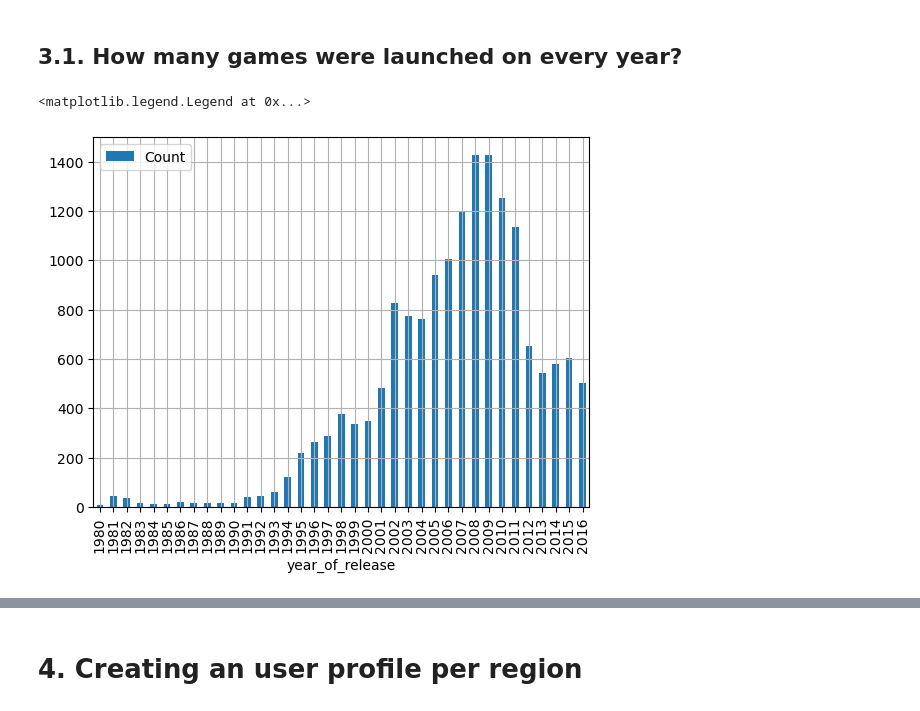
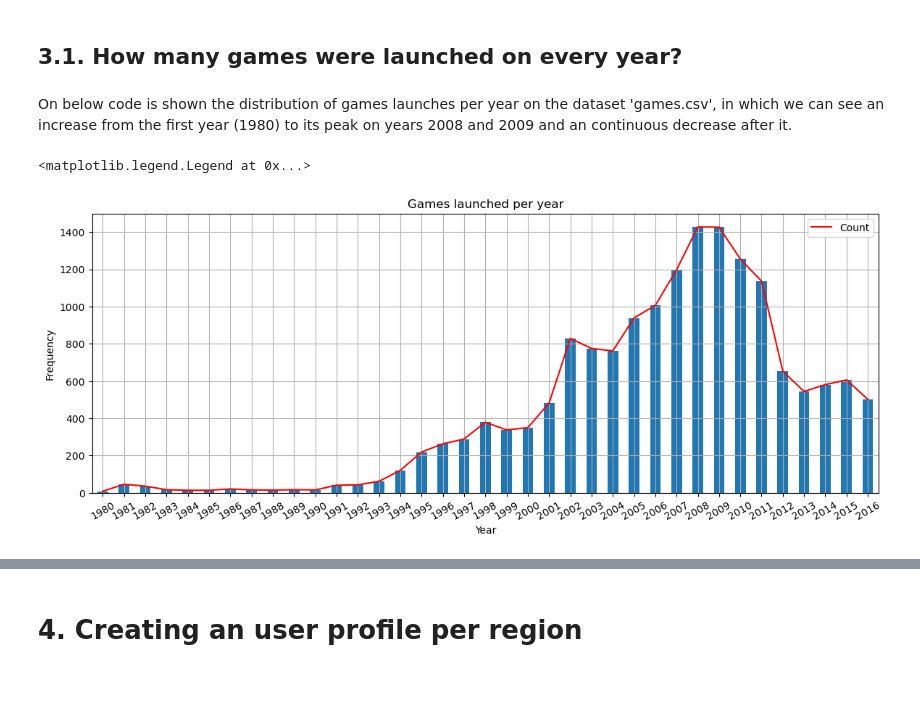
Before and after one commit to IamAirmanPhoenix/Sprint6_Project, a Jupyter notebook: notebook.ipynb, the cells around one changed output, grey strips where cells are left out. Drawn from its saved outputs; the diff is of its cells as text; code cells hidden in the pictures; blank space fills up the shorter version.

```diff
--- a/notebook.ipynb
+++ b/notebook.ipynb
@@ -113,7 +115,7 @@ True
 # %% [markdown]
 After evaluating the column, no information will be lost if column is converted to int dtype values. Proceeding to replacing NaN values with number 0, converting to int dtype, converting to str dtype, replacing 0 values with 'no_year' and converting column to categoric dtype (if statement used for practicity reasons).
 # %%
-if data['year_of_release'].dtypes == int:
+if data['year_of_release'].dtypes != int:
     data['year_of_release'] = data['year_of_release'].fillna(0).astype('int').astype('str').replace(to_replace='0', value='no_year').astype('category')
 
 print(f'Missing values after changes: {data['year_of_release'].isna().sum()}.')
@@ -269,15 +271,23 @@ Confirming that all changes were applied checking on the info of the DF. None of
 # 3. Analizing the data
 # %% [markdown]
 ## 3.1. How many games were launched on every year?
+# %% [markdown]
+On below code is shown the distribution of games launches per year on the dataset 'games.csv', in which we can see an increase from the first year (1980) to its peak on years 2008 and 2009 and an continuous decrease after it.
 # %%
 games_per_year = data[data['year_of_release'] != 'no_year'].groupby('year_of_release', observed=True)['name'].count().reset_index()
 games_per_year.columns = ['year_of_release', 'count']
 
 games_per_year.plot(kind='bar',
                     x='year_of_release',
                     y='count',
-                    grid=True)
+                    grid=True,
+                    xlabel='Year',
+                    ylabel='Frequency',
+                    title='Games launched per year',
+                    figsize=[14,5],
+                    rot=30)
+plt.plot(games_per_year['count'], color='red')
 plt.legend(['Count'])
 # %% [output]
 <matplotlib.legend.Legend at 0x...>
-[figure, old version]
+[figure, new version]
```
Also changed, not shown: parts of 12 cells of this notebook.
